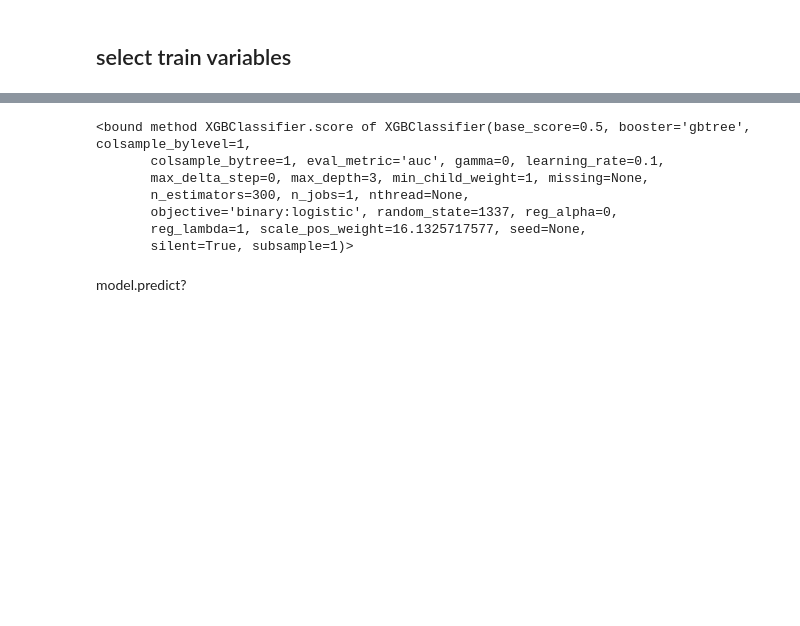
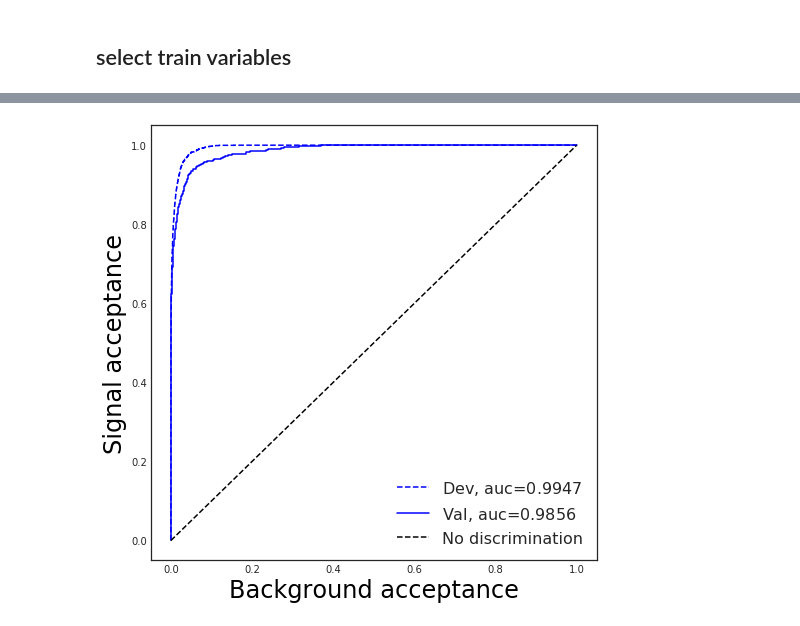
Before and after one commit to SrGonao/estagio, a Jupyter notebook: ML/classifiers/bdt/BDT.ipynb, the cells around one changed output, grey strips where cells are left out. Drawn from its saved outputs; the diff is of its cells as text; code cells hidden in the pictures; blank space fills up the shorter version.

```diff
--- a/ML/classifiers/bdt/BDT.ipynb
+++ b/ML/classifiers/bdt/BDT.ipynb
@@ -72,9 +130,11 @@ print("{} background events".format(len(allBackgroundData)))
 10417 events of Higgs
 168053 background events
 # %%
-# add column for classification
-#allSignalData['gen_classification'] = np.ones(len(allSignalData))
-#allBackgroundData['gen_classification'] = np.zeros(len(allBackgroundData))
+dropMctMatch = True
+
+if dropMctMatch:
+    # drop signal that does not match thing
+    allSignalData = allSignalData[allSignalData['gen_mctMatch']]
 
 allData = allSignalData.append(allBackgroundData, ignore_index=True)
 allLabels = np.append(np.ones(len(allSignalData)),np.zeros(len(allBackgroundData)))
@@ -94,8 +154,9 @@ addMT(allData, allData['t_1_pT'], allData['t_1_phi'], 't_1') #Calculate transver
 genFeatures = [var for var in allData.columns if str.startswith(var, "gen")] #Generator features; not for training
 trainFeatures = [var for var in allData.columns if var not in genFeatures] #Reconstructed features; ok for training
 # %%
-pTEtaPhi = [var for var in trainFeatures for x in ['phi','eta', 't_1_mass'] if x in var] # 'pT', 'eta',
-trainFeatures = [var for var in trainFeatures if var not in pTEtaPhi]
+pTEtaPhi = [var for var in trainFeatures for x in ['phi', 't_1_mass'] if x in var] # 'pT', 'eta',
+other = [var for var in trainFeatures for x in ['diH_kinFit_prob'] if x in var]
+trainFeatures = [var for var in trainFeatures if var not in pTEtaPhi + other]
 # %%
 fsFeatures = [var for var in trainFeatures for p in particles + ['mPT'] if p in var]
 shapes = [var for var in trainFeatures for x in ['aplan', 'dShape', 'spher', 'upsilon'] if x in var]
@@ -159,10 +259,0 @@ print(model.score(X_test, y_test, sample_weight=weights_test))
-# %%
-model.score
-# %% [output]
-<bound method XGBClassifier.score of XGBClassifier(base_score=0.5, booster='gbtree', colsample_bylevel=1,
-       colsample_bytree=1, eval_metric='auc', gamma=0, learning_rate=0.1,
-       max_delta_step=0, max_depth=3, min_child_weight=1, missing=None,
-       n_estimators=300, n_jobs=1, nthread=None,
-       objective='binary:logistic', random_state=1337, reg_alpha=0,
-       reg_lambda=1, scale_pos_weight=16.1325717577, seed=None,
-       silent=True, subsample=1)>
@@ -184,3 +260,18 @@ for i in pred:
-# %% [markdown]
-model.predict?
+# %%
+from sklearn import metrics
+
+plt.figure(figsize=[8, 8])
+plt.plot(*metrics.roc_curve(y_train, model.predict_proba(X_train)[:,1])[:2],
+         label=r'Dev, auc=${:.4f}$'.format(metrics.roc_auc_score(y_train, model.predict_proba(X_train)[:,1])),
+         color='b', linestyle='dashed')
+plt.plot(*metrics.roc_curve(y_test, model.predict_proba(X_test)[:,1])[:2],
+         label=r'Val, auc=${:.4f}$'.format(metrics.roc_auc_score(y_test, model.predict_proba(X_test)[:,1])),
+         color='b')
+plt.plot([0, 1], [0, 1], 'k--', label='No discrimination')
+plt.xlabel('Background acceptance', fontsize=24, color='black')
+plt.ylabel('Signal acceptance', fontsize=24, color='black')
+plt.legend(loc='best', fontsize=16)
+plt.show()
+# %% [output]
+[figure, added]
 # %%
```
Also changed, not shown: parts of 26 cells of this notebook.
